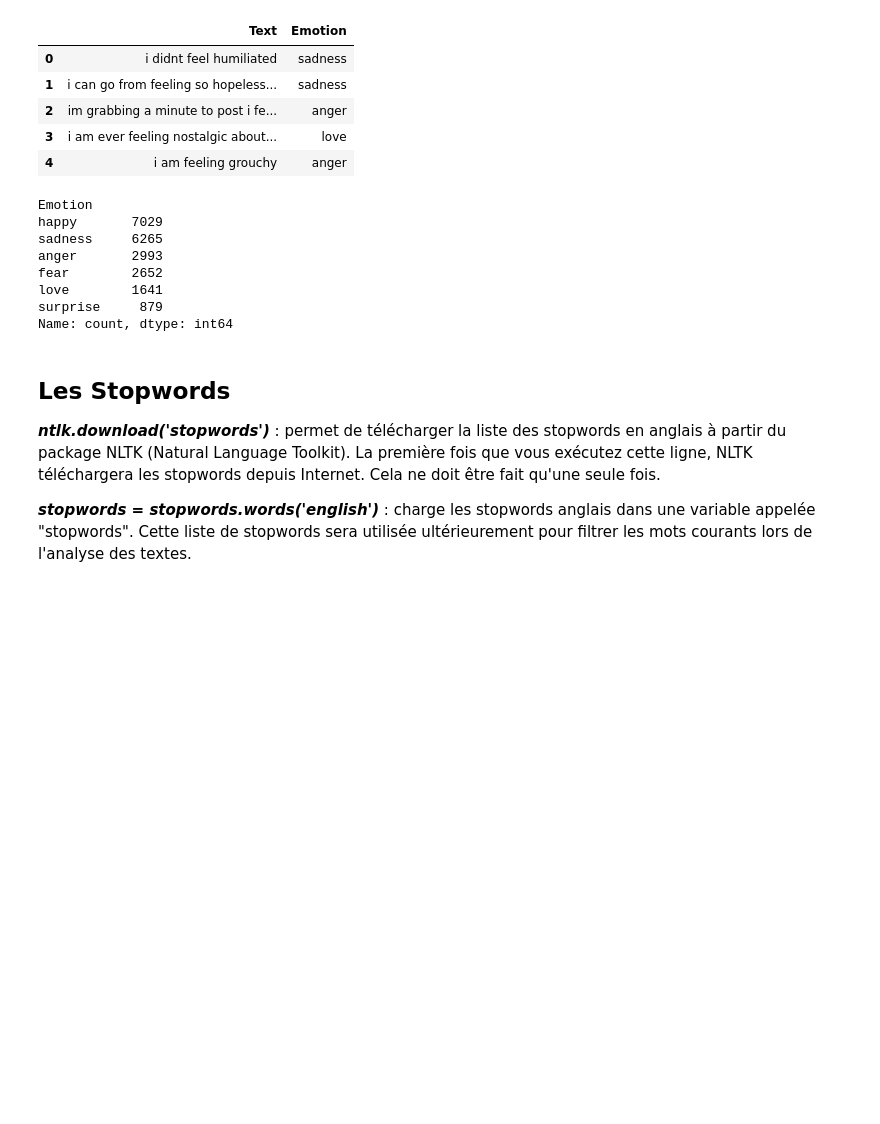
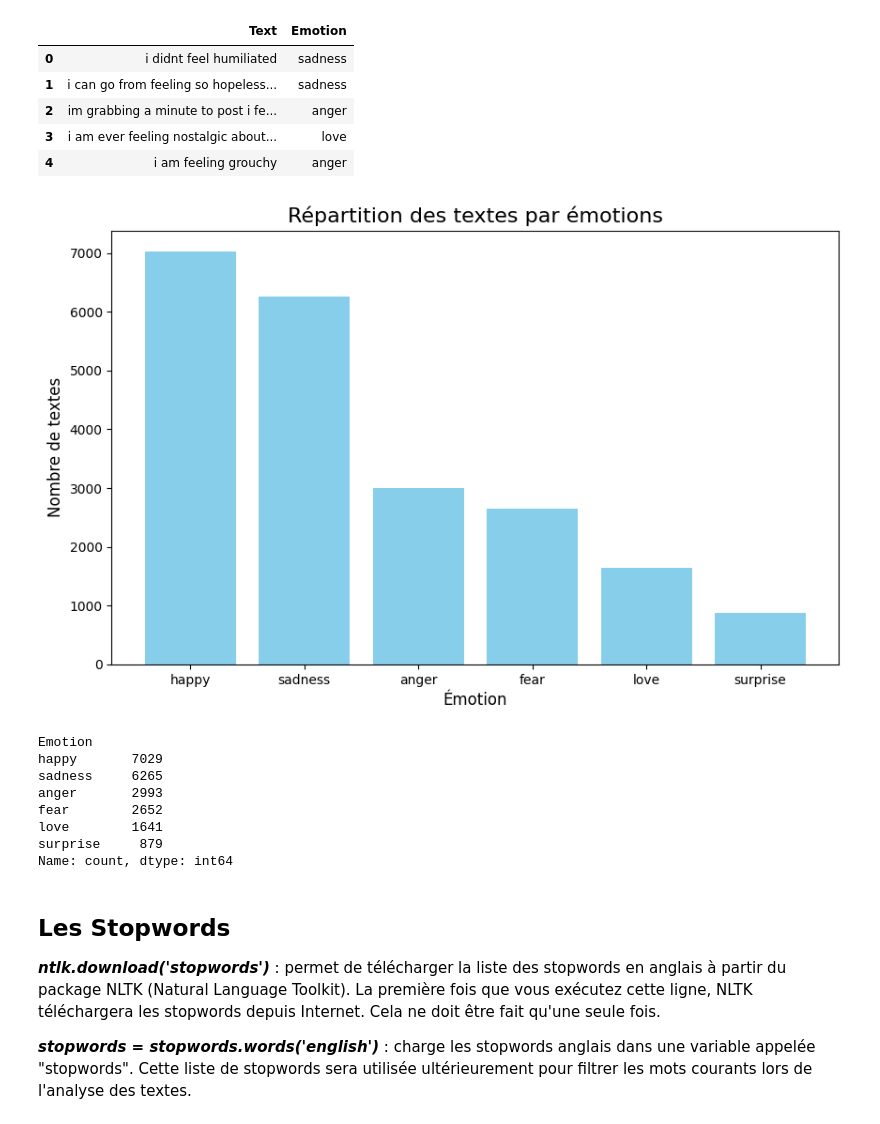
Before and after one commit to vanstavelD/Projet_nlp, a Jupyter notebook: Notebook/emotions_text.ipynb, the cells around one changed output. Saved outputs shown, nothing was run; the diff lists cells and outputs as text; code cells hidden in the pictures; blank space fills up the shorter version.

```diff
--- a/Notebook/emotions_text.ipynb
+++ b/Notebook/emotions_text.ipynb
@@ -17,19 +17,39 @@ data.head()
 | 2 | im grabbing a minute to post i fe... | anger |
 | 3 | i am ever feeling nostalgic about... | love |
 | 4 | i am feeling grouchy | anger |
-# %%
-# répartition des textes par émotions
-emotion_counts = data['Emotion'].value_counts()
-emotion_counts
-# %% [output]
-Emotion
-happy       7029
-sadness     6265
-anger       2993
-fear        2652
-love        1641
-surprise     879
-Name: count, dtype: int64
+# %%
+# répartition des textes par émotions
+emotion_counts = data['Emotion'].value_counts()
+emotion_counts
+
+import matplotlib.pyplot as plt
+
+# Obtention des comptes d'émotions
+emotion_counts = data['Emotion'].value_counts()
+
+# Configuration du graphique à barres
+plt.figure(figsize=(10, 6))
+plt.bar(emotion_counts.index, emotion_counts.values, color='skyblue')
+
+# Ajout de titres et d'étiquettes d'axe
+plt.title('Répartition des textes par émotions', fontsize=16)
+plt.xlabel('Émotion', fontsize=12)
+plt.ylabel('Nombre de textes', fontsize=12)
+
+# Affichage du graphique
+plt.show()
+
+emotion_counts
+# %% [output]
+[figure, added]
+Emotion
+happy       7029
+sadness     6265
+anger       2993
+fear        2652
+love        1641
+surprise     879
+Name: count, dtype: int64
 # %% [markdown]
 ## Les Stopwords
 
```
Also changed, not shown: parts of 13 cells of this notebook, 1 other file.
